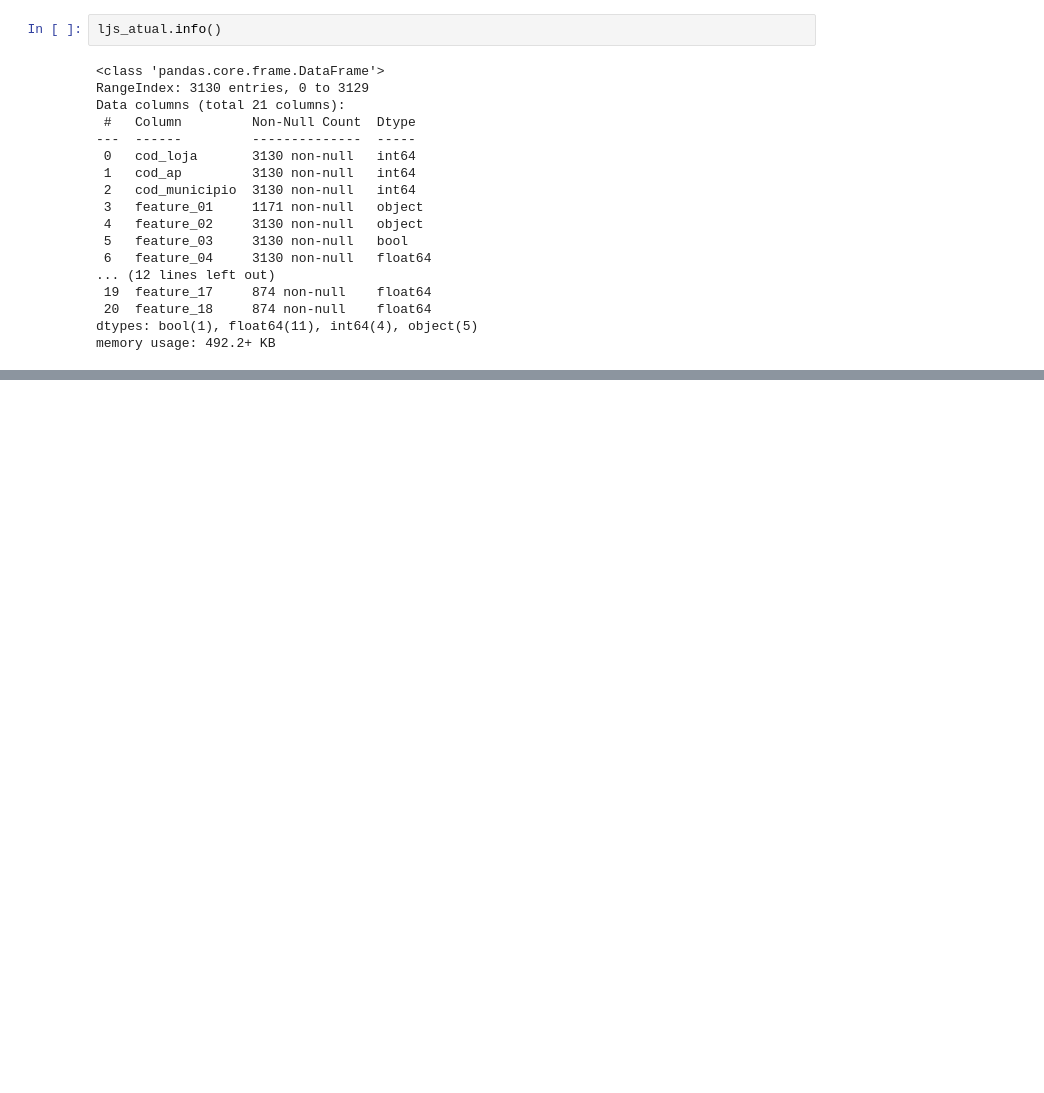
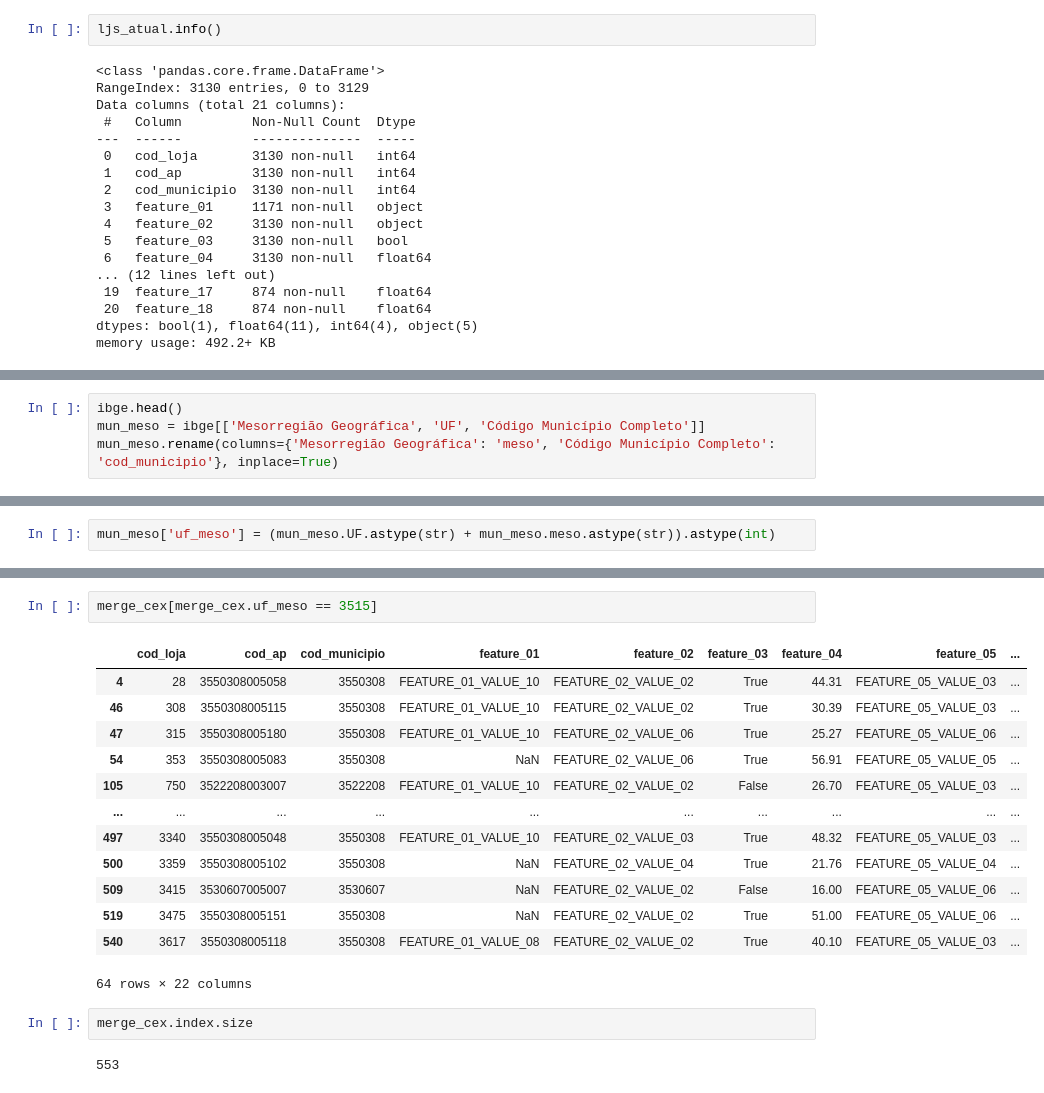
Before and after one commit to BeeData-USP/usp-vs-ufmg, a Jupyter notebook: ikeda/eda_expansao.ipynb, the cells around one changed output, grey strips where cells are left out. Saved outputs shown, nothing was run; the diff lists cells and outputs as text; blank space fills up the shorter version.

```diff
--- a/ikeda/eda_expansao.ipynb
+++ b/ikeda/eda_expansao.ipynb
@@ -142,0 +131,4 @@ memory usage: 492.2+ KB
+# %%
+ibge.head()
+mun_meso = ibge[['Mesorregião Geográfica', 'UF', 'Código Município Completo']]
+mun_meso.rename(columns={'Mesorregião Geográfica': 'meso', 'Código Município Completo': 'cod_municipio'}, inplace=True)
@@ -142,0 +139,2 @@ memory usage: 492.2+ KB
+# %%
+mun_meso['uf_meso'] = (mun_meso.UF.astype(str) + mun_meso.meso.astype(str)).astype(int)
@@ -142,0 +215,20 @@ memory usage: 492.2+ KB
+# %%
+merge_cex[merge_cex.uf_meso == 3515]
+# %% [output]
+|  | cod_loja | cod_ap | cod_municipio | feature_01 | feature_02 | feature_03 | feature_04 | feature_05 | ... |
+| 4 | 28 | 3550308005058 | 3550308 | FEATURE_01_VALUE_10 | FEATURE_02_VALUE_02 | True | 44.31 | FEATURE_05_VALUE_03 | ... |
+| 46 | 308 | 3550308005115 | 3550308 | FEATURE_01_VALUE_10 | FEATURE_02_VALUE_02 | True | 30.39 | FEATURE_05_VALUE_03 | ... |
+| 47 | 315 | 3550308005180 | 3550308 | FEATURE_01_VALUE_10 | FEATURE_02_VALUE_06 | True | 25.27 | FEATURE_05_VALUE_06 | ... |
+| 54 | 353 | 3550308005083 | 3550308 | NaN | FEATURE_02_VALUE_06 | True | 56.91 | FEATURE_05_VALUE_05 | ... |
+| 105 | 750 | 3522208003007 | 3522208 | FEATURE_01_VALUE_10 | FEATURE_02_VALUE_02 | False | 26.70 | FEATURE_05_VALUE_03 | ... |
+| ... | ... | ... | ... | ... | ... | ... | ... | ... | ... |
+| 497 | 3340 | 3550308005048 | 3550308 | FEATURE_01_VALUE_10 | FEATURE_02_VALUE_03 | True | 48.32 | FEATURE_05_VALUE_03 | ... |
+| 500 | 3359 | 3550308005102 | 3550308 | NaN | FEATURE_02_VALUE_04 | True | 21.76 | FEATURE_05_VALUE_04 | ... |
+| 509 | 3415 | 3530607005007 | 3530607 | NaN | FEATURE_02_VALUE_02 | False | 16.00 | FEATURE_05_VALUE_06 | ... |
+| 519 | 3475 | 3550308005151 | 3550308 | NaN | FEATURE_02_VALUE_02 | True | 51.00 | FEATURE_05_VALUE_06 | ... |
+| 540 | 3617 | 3550308005118 | 3550308 | FEATURE_01_VALUE_08 | FEATURE_02_VALUE_02 | True | 40.10 | FEATURE_05_VALUE_03 | ... |
+64 rows × 22 columns
+# %%
+merge_cex.index.size
+# %% [output]
+553
```
Also changed, not shown: parts of 13 cells of this notebook, 1 other file.
